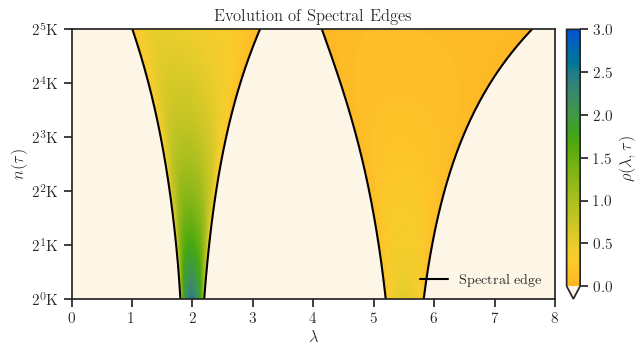
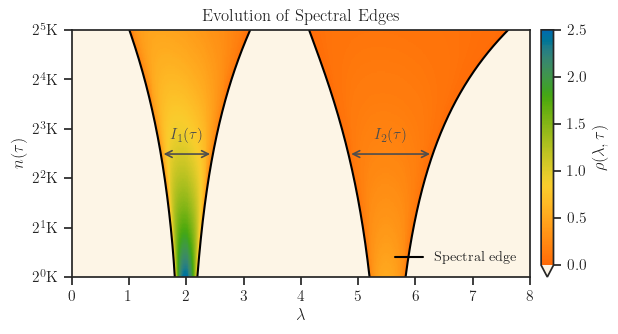
Code edit (unified diff) that turned the first committed figure into the second:
--- before
+++ after
@@ -31,16 +31,19 @@
 # cmap = cc.cm.CET_L20; c_range = (0.1, 1)  # no
 # cmap = cc.cm.CET_L16; c_range = (0.2, 0.9) # Yell green blue
-cmap = cc.cm.CET_R2_r; c_range = (0.3, 0.95)
+# cmap = cc.cm.CET_R2_r; c_range = (0.3, 0.95) # GOOD
+cmap = cc.cm.CET_R2_r; c_range = (0.1, 0.9)
 # cmap = cc.cm.CET_R1_r; c_range = (0.4, 0.95)
 
 cmap_trim = cmap.from_list('trimmed', cmap(numpy.linspace(c_range[0], c_range[1], 256)))
 
-plot_edges(t, complex_edges, real_merged_edges,
+plot_edges(t, real_merged_edges,
            cusps=cusps,
            # cusps=None,
            sizes=fd_sizes,
-           x=x, rho=r, cbar_range=(0, 3), cbar_log=False, cmap=cmap_trim,
+           x=x, rho=r, cbar_range=(0, 2.5), cbar_log=False, cmap=cmap_trim,
            bg_color='oldlace', edge_color='black', fill_color='royalblue', alpha=0.14,
-           figsize=(6.8, 3.725), annotate=False, annotate_color='0.3',
+           # figsize=(6.8, 3.725),
+           annotate=True,
+           annotate_color='0.3',
            xlim=(0, 8), log_x=False, log_y=True, flip_y=False,
            save=join(plot_dir, config['save_filename'] + '-edge.pdf'), latex=latex)

Commit: ntb